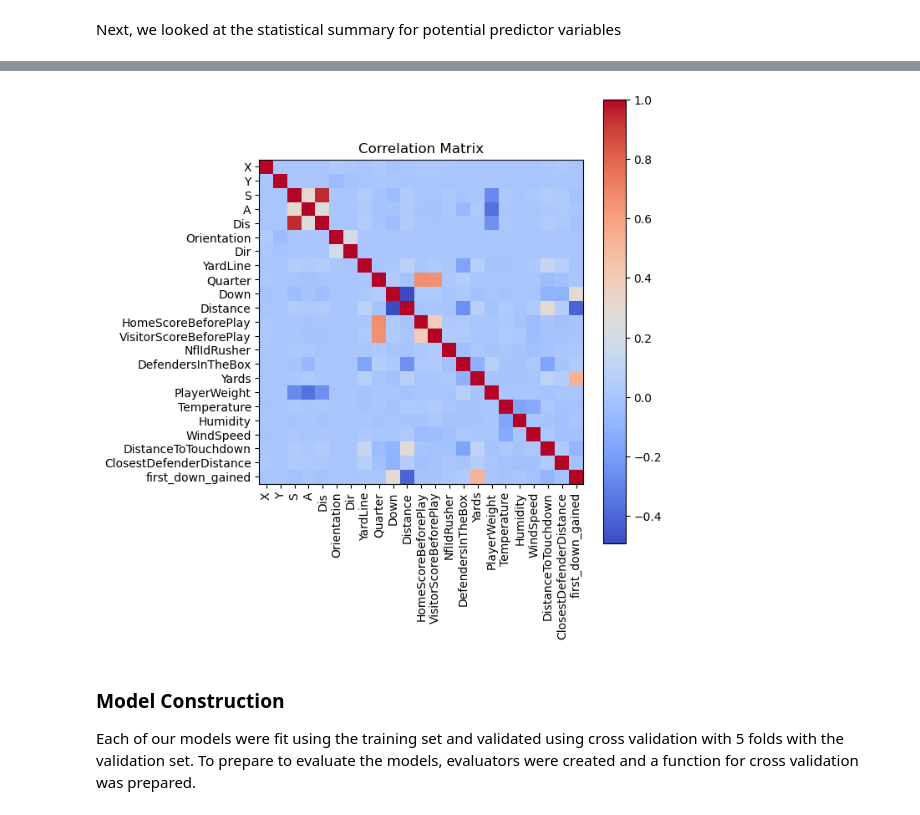
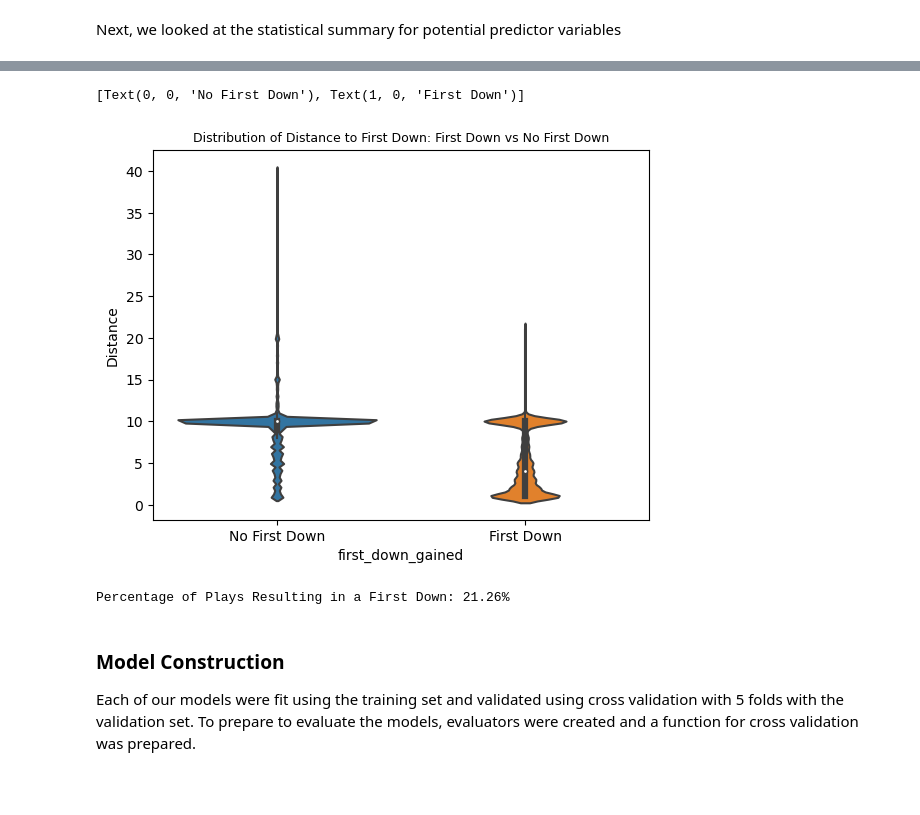
Before and after one commit to lauren-odonnell/DS5110_NFL_BigDataBowl, a Jupyter notebook: ds5110_NFL_BDB.ipynb, the cells around one changed output, grey strips where cells are left out. Drawn from its saved outputs; the diff is of its cells as text; code cells hidden in the pictures; blank space fills up the shorter version.

```diff
--- a/ds5110_NFL_BDB.ipynb
+++ b/ds5110_NFL_BDB.ipynb
@@ -311,18 +352,15 @@ array([ 1.00000000e+00,  3.77175221e-03, -3.40377560e-03, -7.63848430e-04,
-# %%
-correlation_array = matrix.select("pearson(corr_features)").collect()[0]["pearson(corr_features)"].toArray()
-correlation_df = pd.DataFrame(correlation_array, columns=non_string_vars, index=non_string_vars)
-
-# Visualize the correlation matrix using a heatmap
-plt.figure(figsize=(7, 7))
-plt.imshow(correlation_df, cmap="coolwarm", interpolation="nearest")
-plt.colorbar()
-plt.title("Correlation Matrix")
-plt.xticks(range(len(non_string_vars)), non_string_vars, rotation=90)
-plt.yticks(range(len(non_string_vars)), non_string_vars)
-plt.tight_layout()
-plt.show()
-# %% [output]
-[figure, removed]
+# %%
+violin = sns.violinplot(data=pandas_df, x="first_down_gained", y="Distance")
+violin.set_title('Distribution of Distance to First Down: First Down vs No First Down', fontsize=9);
+violin.set_xticklabels(['No First Down','First Down'])
+# %% [output]
+[Text(0, 0, 'No First Down'), Text(1, 0, 'First Down')]
+[figure, added]
+# %%
+percent_first_downs_gained = df.filter(df['first_down_gained'] == 1).count() / df.count()
+print('Percentage of Plays Resulting in a First Down: {:.2f}%'.format(percent_first_downs_gained * 100))
+# %% [output]
+Percentage of Plays Resulting in a First Down: 21.26%
 # %% [markdown]
 ### Model Construction
 Each of our models were fit using the training set and validated using cross validation with 5 folds with the validation set. To prepare to evaluate the models, evaluators were created and a function for cross validation was prepared.
```
Also changed, not shown: parts of 39 cells of this notebook.
